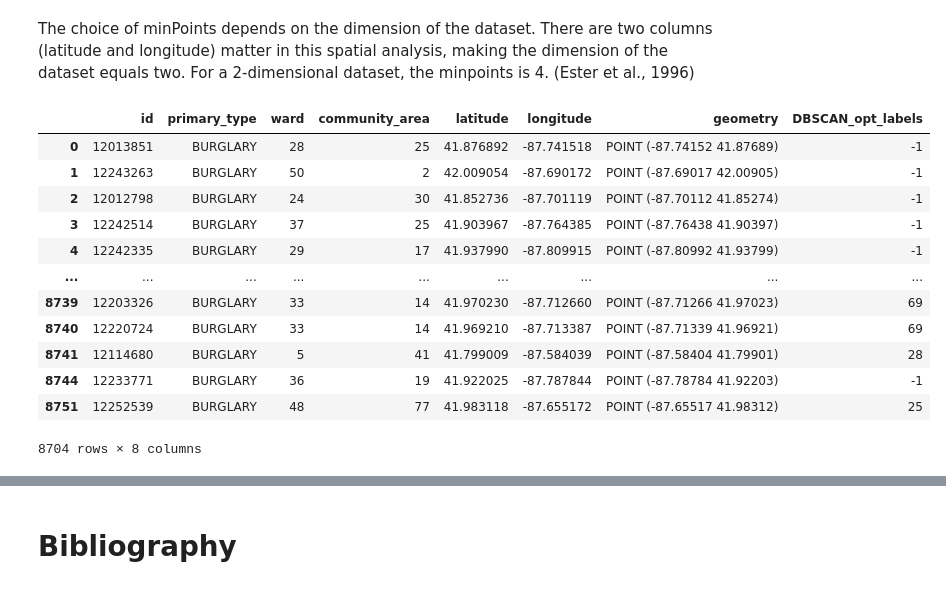
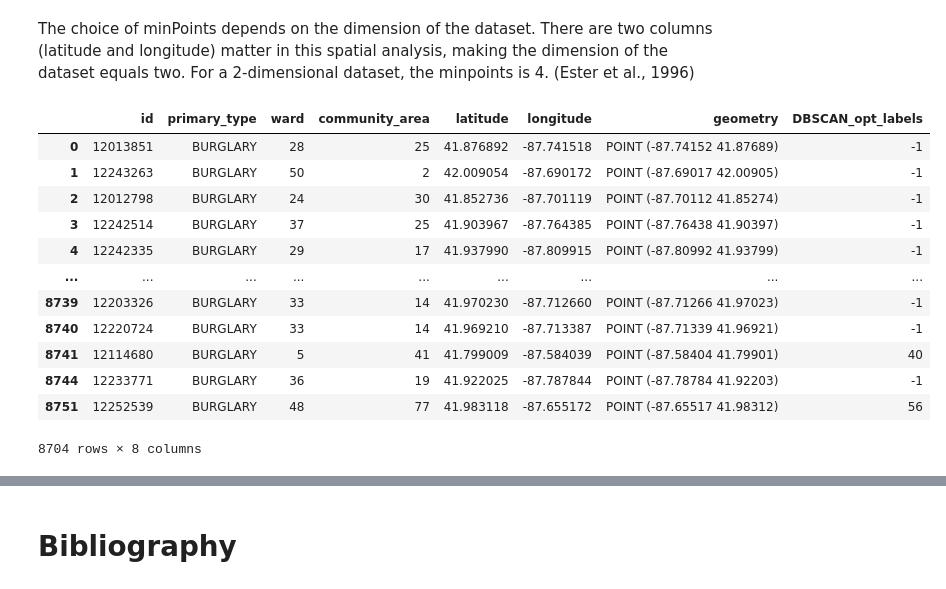
Before and after one commit to NijunJiang/CASA_CW, a Jupyter notebook: coursework.ipynb, the cells around one changed output, grey strips where cells are left out. Cells and saved outputs as stored; diff of their text form; code cells hidden in the pictures.

```diff
--- a/coursework.ipynb
+++ b/coursework.ipynb
@@ -400,29 +422,29 @@ The choice of minPoints depends on the dimension of the dataset. There are two c
 # %%
 kms_per_radian = 6371.0088
 epsilon = 0.3 / kms_per_radian
 
 DBSCAN_result = BURGLARY_2020_spatial
 coords = DBSCANdf_query[["latitude", "longitude"]].to_numpy()
 
-db = DBSCAN(eps=epsilon, min_samples=12, algorithm="ball_tree", metric="haversine").fit(
+db = DBSCAN(eps=epsilon, min_samples=14, algorithm="ball_tree", metric="haversine").fit(
     np.radians(coords)
 )
 DBSCAN_result["DBSCAN_opt_labels"] = db.labels_
 DBSCAN_result["DBSCAN_opt_labels"].value_counts()
 DBSCAN_result
 # %% [output]
 |  | id | primary_type | ward | community_area | latitude | longitude | geometry | DBSCAN_opt_labels |
 | 0 | 12013851 | BURGLARY | 28 | 25 | 41.876892 | -87.741518 | POINT (-87.74152 41.87689) | -1 |
 | 1 | 12243263 | BURGLARY | 50 | 2 | 42.009054 | -87.690172 | POINT (-87.69017 42.00905) | -1 |
 | 2 | 12012798 | BURGLARY | 24 | 30 | 41.852736 | -87.701119 | POINT (-87.70112 41.85274) | -1 |
 | 3 | 12242514 | BURGLARY | 37 | 25 | 41.903967 | -87.764385 | POINT (-87.76438 41.90397) | -1 |
 | 4 | 12242335 | BURGLARY | 29 | 17 | 41.937990 | -87.809915 | POINT (-87.80992 41.93799) | -1 |
 | ... | ... | ... | ... | ... | ... | ... | ... | ... |
-| 8739 | 12203326 | BURGLARY | 33 | 14 | 41.970230 | -87.712660 | POINT (-87.71266 41.97023) | 69 |
-| 8740 | 12220724 | BURGLARY | 33 | 14 | 41.969210 | -87.713387 | POINT (-87.71339 41.96921) | 69 |
-| 8741 | 12114680 | BURGLARY | 5 | 41 | 41.799009 | -87.584039 | POINT (-87.58404 41.79901) | 28 |
+| 8739 | 12203326 | BURGLARY | 33 | 14 | 41.970230 | -87.712660 | POINT (-87.71266 41.97023) | -1 |
+| 8740 | 12220724 | BURGLARY | 33 | 14 | 41.969210 | -87.713387 | POINT (-87.71339 41.96921) | -1 |
+| 8741 | 12114680 | BURGLARY | 5 | 41 | 41.799009 | -87.584039 | POINT (-87.58404 41.79901) | 40 |
 | 8744 | 12233771 | BURGLARY | 36 | 19 | 41.922025 | -87.787844 | POINT (-87.78784 41.92203) | -1 |
-| 8751 | 12252539 | BURGLARY | 48 | 77 | 41.983118 | -87.655172 | POINT (-87.65517 41.98312) | 25 |
+| 8751 | 12252539 | BURGLARY | 48 | 77 | 41.983118 | -87.655172 | POINT (-87.65517 41.98312) | 56 |
 8704 rows × 8 columns
 # %%
 DBSCAN_result_withoutNoise = DBSCAN_result.drop(
```
Also changed, not shown: parts of 4 cells of this notebook.
